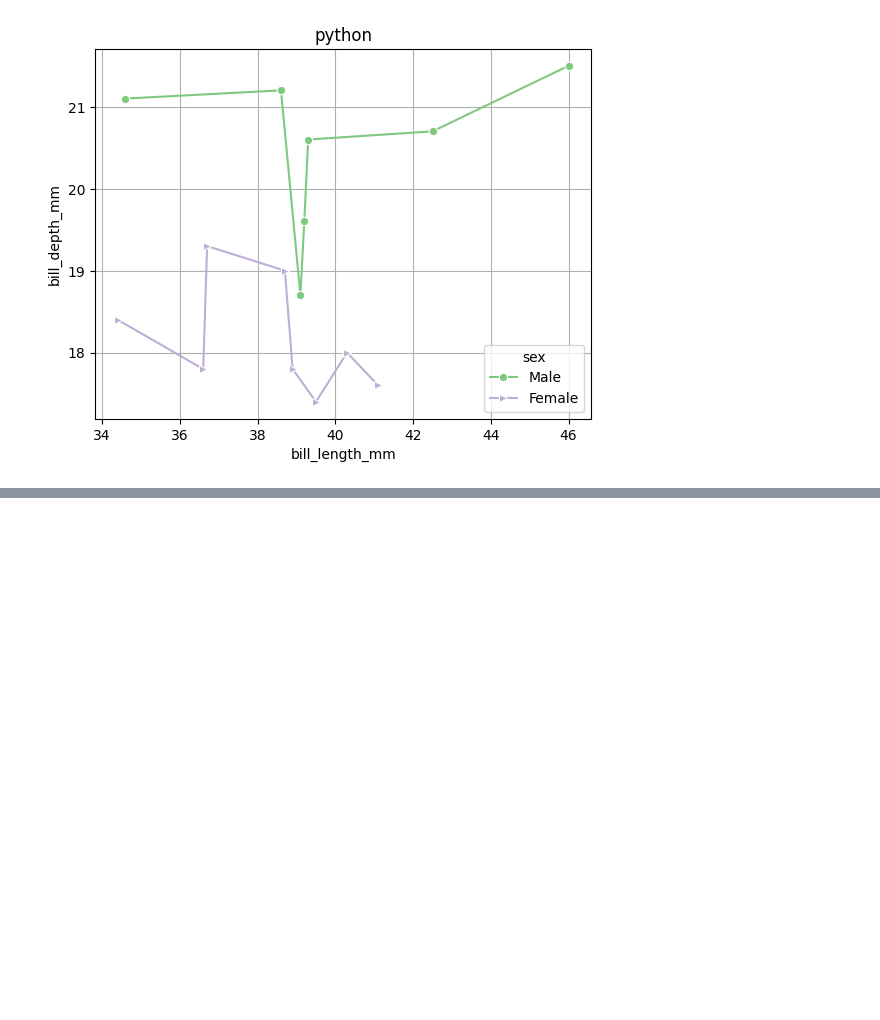
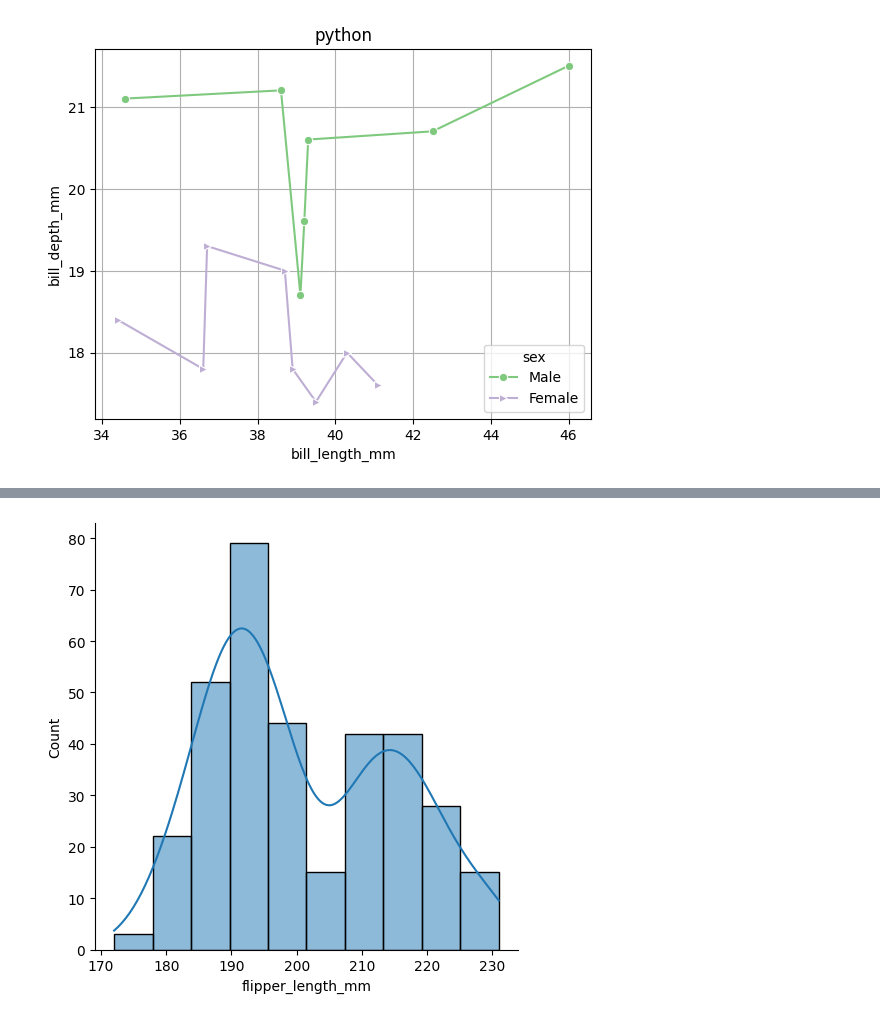
Before and after one commit to Srishti36912/python, a Jupyter notebook: python seaborn online/seaborn.ipynb, the cells around one changed output, grey strips where cells are left out. Drawn from its saved outputs; the diff is of its cells as text; code cells hidden in the pictures; blank space fills up the shorter version.

```diff
--- a/python seaborn online/seaborn.ipynb
+++ b/python seaborn online/seaborn.ipynb
@@ -60,0 +95,5 @@ plt.show()
+# %%
+sns.displot(var['flipper_length_mm'], kde=True)
+plt.show()
+# %% [output]
+[figure, added]
```
Also changed, not shown: parts of 5 cells of this notebook.
